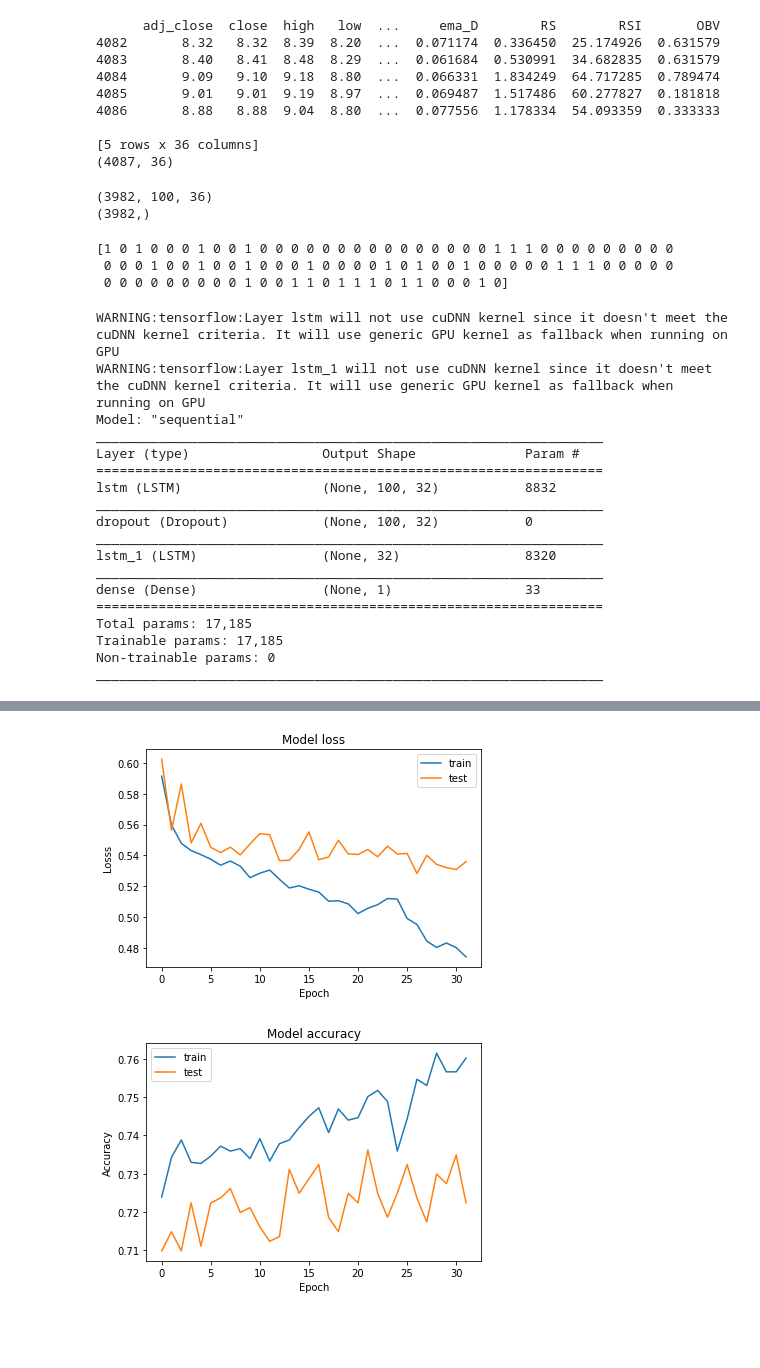
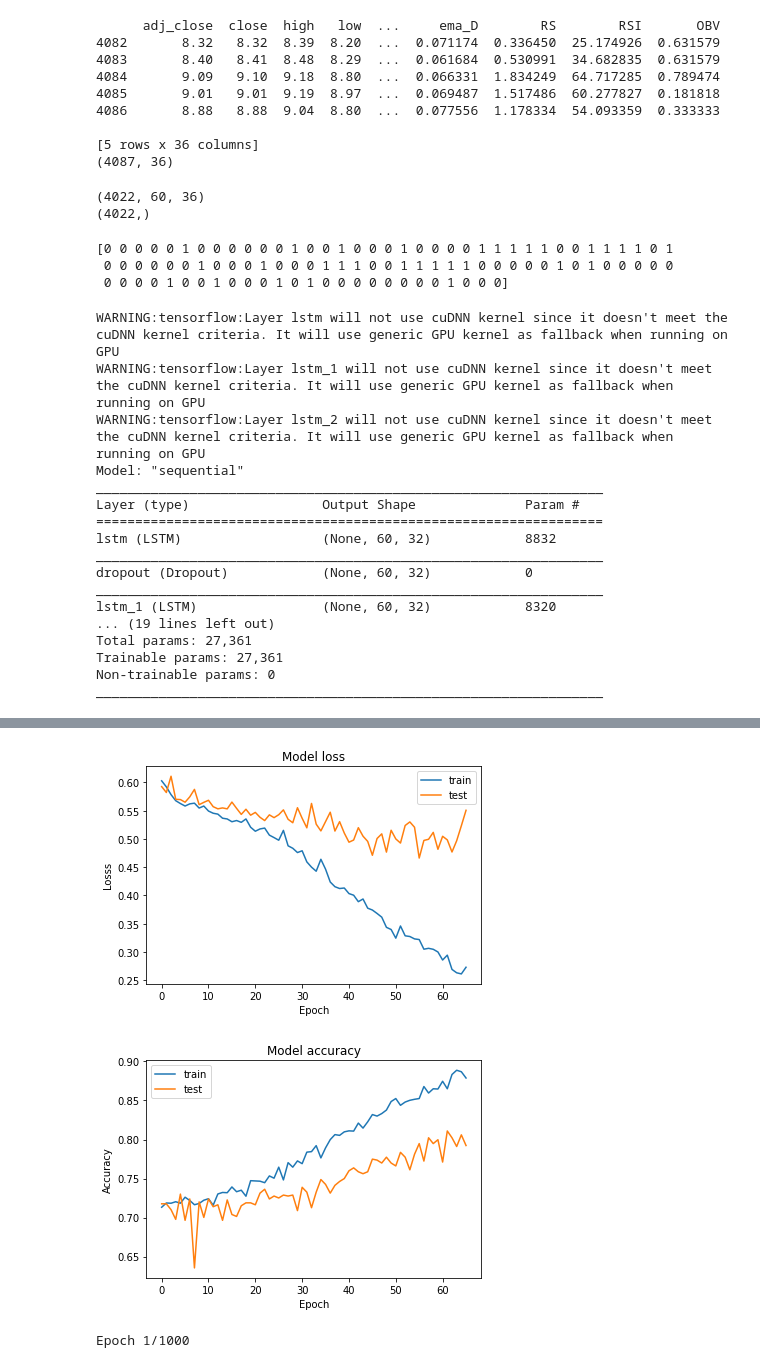
Before and after one commit to BlueBug12/stock, a Jupyter notebook: bin/cloud/CNN_Classifier.ipynb, the cells around one changed output, grey strips where cells are left out. Saved outputs shown, nothing was run; the diff lists cells and outputs as text; code cells hidden in the pictures; blank space fills up the shorter version.

Commit message:
cnn + lstm

```diff
--- a/bin/cloud/CNN_Classifier.ipynb
+++ b/bin/cloud/CNN_Classifier.ipynb
@@ -67,13 +67,13 @@ print(tensorflow.__version__)
 def buildYTrain(train, pastDay, futureDay,profit):
     Y_train = []
     for i in range(train.shape[0]-futureDay-pastDay):
-        ave = np.mean(train['high'][i+pastDay+1:i+pastDay+futureDay])
+        ave = np.mean(train['high'][i+pastDay:i+pastDay+futureDay])
         #if train['close'][i+pastDay] > train['close'][i+pastDay-1]:
         #    Y_train.append(1)
         #else:
         #    Y_train.append(0)
 
-        if (ave-train['close'][i+pastDay])/ train['close'][i+pastDay] >= profit:
+        if (ave-train['close'][i+pastDay-1])/ train['close'][i+pastDay-1] >= profit:
             Y_train.append(1)
         #if train['close'][i+pastDay] > train['close'][i+pastDay-1]:
         #    Y_train.append(1)
@@ -134,7 +136,7 @@ Saving 2610.pickle to 2610.pickle
 !mkdir data
 !mv 2610.pickle data/
 # %%
-with open(os.path.join(os.getcwd(),"data","2610.pickle"),'rb') as f:
+with open(os.path.join(os.getcwd(),"2610.pickle"),'rb') as f:
     df = pickle.load(f)
     print(df.tail())
     print(df.shape)
@@ -161,7 +163,7 @@ with open(os.path.join(os.getcwd(),"data","2610.pickle"),'rb') as f:
 [5 rows x 36 columns]
 (4087, 36)
 # %%
-past = 100
+past = 60
 future = 5
 profit = 0.02
 val_ratio = 0.2
@@ -177,8 +179,8 @@ data_x = buildXTrain(data,past,future,profit)
 print(data_x.shape)
 print(data_y.shape)
 # %% [output]
-(3982, 100, 36)
-(3982,)
+(4022, 60, 36)
+(4022,)
 # %%
 data_X, data_Y = shuffle(data_x, data_y)
 x_train, y_train, x_val, y_val = splitData(data_X, data_Y, val_ratio)
@@ -191,9 +193,9 @@ y_train = y_train[:-sample]
 # %%
 print(test_y)
 # %% [output]
-[1 0 1 0 0 0 1 0 0 1 0 0 0 0 0 0 0 0 0 0 0 0 0 0 0 1 1 1 0 0 0 0 0 0 0 0 0
- 0 0 0 1 0 0 1 0 0 1 0 0 0 1 0 0 0 0 1 0 1 0 0 1 0 0 0 0 0 1 1 1 0 0 0 0 0
- 0 0 0 0 0 0 0 0 0 1 0 0 1 1 0 1 1 1 0 1 1 0 0 0 1 0]
+[0 0 0 0 0 1 0 0 0 0 0 0 1 0 0 1 0 0 0 1 0 0 0 0 1 1 1 1 1 0 0 1 1 1 1 0 1
+ 0 0 0 0 0 0 1 0 0 0 1 0 0 0 1 1 1 0 0 1 1 1 1 1 0 0 0 0 0 1 0 1 0 0 0 0 0
+ 0 0 0 0 1 0 0 1 0 0 0 1 0 1 0 0 0 0 0 0 0 0 1 0 0 0]
 # %%
 backend.clear_session()
 
@@ -201,7 +203,17 @@ model = Sequential()
 model.add(LSTM(units = 32,  input_shape = (x_train.shape[1:]), return_sequences=True,activation='selu'))
 #model.add(Dense(units = 48, activation='relu'))
 model.add(Dropout(0.2))
+model.add(LSTM(units = 32, return_sequences=True,activation='selu'))
+#model.add(Dense(units = 48, activation='relu'))
+model.add(Dropout(0.2))
+model.add(Conv1D(16, 3, activation='selu', input_shape=(x_train.shape[1:])))
+model.add(Conv1D(16, 3, activation='selu'))
+model.add(MaxPooling1D(2))
+model.add(Conv1D(16, 3, activation='selu', input_shape=(x_train.shape[1:])))
+model.add(Conv1D(16, 3, activation='selu'))
+model.add(MaxPooling1D(2))
 model.add(LSTM(units = 32,activation='selu'))
+
 
 #model.add(Dense(units = 1, activation='relu'))
 
@@ -264,24 +276,23 @@ model.summary()
 # %% [output]
 WARNING:tensorflow:Layer lstm will not use cuDNN kernel since it doesn't meet the cuDNN kernel criteria. It will use generic GPU kernel as fallback when running on GPU
 WARNING:tensorflow:Layer lstm_1 will not use cuDNN kernel since it doesn't meet the cuDNN kernel criteria. It will use generic GPU kernel as fallback when running on GPU
+WARNING:tensorflow:Layer lstm_2 will not use cuDNN kernel since it doesn't meet the cuDNN kernel criteria. It will use generic GPU kernel as fallback when running on GPU
 Model: "sequential"
 _________________________________________________________________
 Layer (type)                 Output Shape              Param #
 =================================================================
-lstm (LSTM)                  (None, 100, 32)           8832
+lstm (LSTM)                  (None, 60, 32)            8832
 _________________________________________________________________
-dropout (Dropout)            (None, 100, 32)           0
+dropout (Dropout)            (None, 60, 32)            0
 _________________________________________________________________
-lstm_1 (LSTM)                (None, 32)                8320
-_________________________________________________________________
-dense (Dense)                (None, 1)                 33
-=================================================================
-Total params: 17,185
-Trainable params: 17,185
+lstm_1 (LSTM)                (None, 60, 32)            8320
+... (19 lines left out)
+Total params: 27,361
+Trainable params: 27,361
 Non-trainable params: 0
 _________________________________________________________________
 # %%
-callback = EarlyStopping(monitor="val_accuracy", patience=10, verbose=1, mode="auto")
+callback = EarlyStopping(monitor="val_loss", patience=10, verbose=1, mode="auto")
 history=model.fit(x_train, y_train, epochs=1000, batch_size=32, validation_data=(x_val, y_val), callbacks=[callback])
 training_result(history)
 # %% [output]
@@ -305,5 +316,6 @@ Epoch 00032: early stopping
-[figure, old version]
+[figure, new version]
-[figure, old version]
+[figure, new version]
+Epoch 1/1000
 # %%
 ans=model.predict(test_x)
 TP = 0
```
Also changed, not shown: parts of 4 cells of this notebook.
